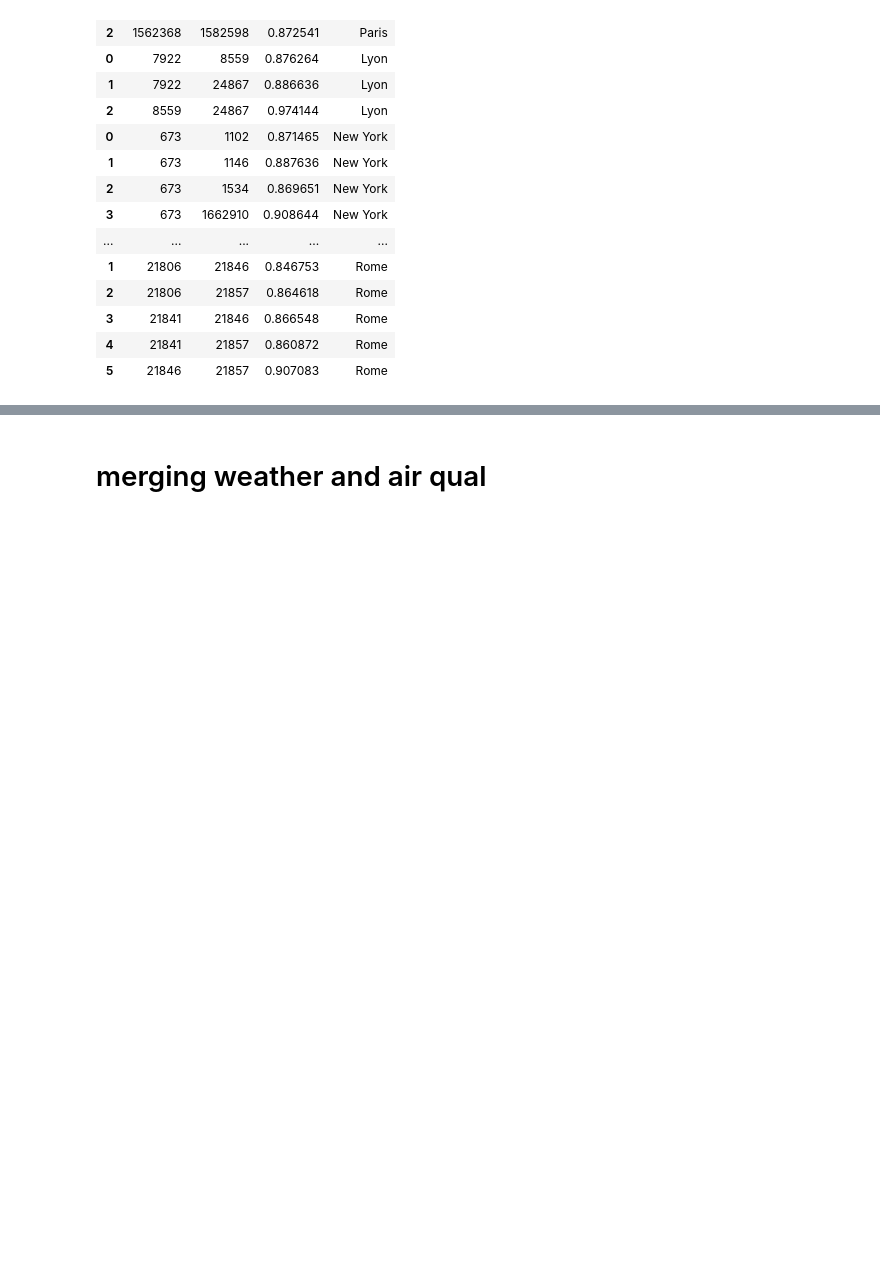
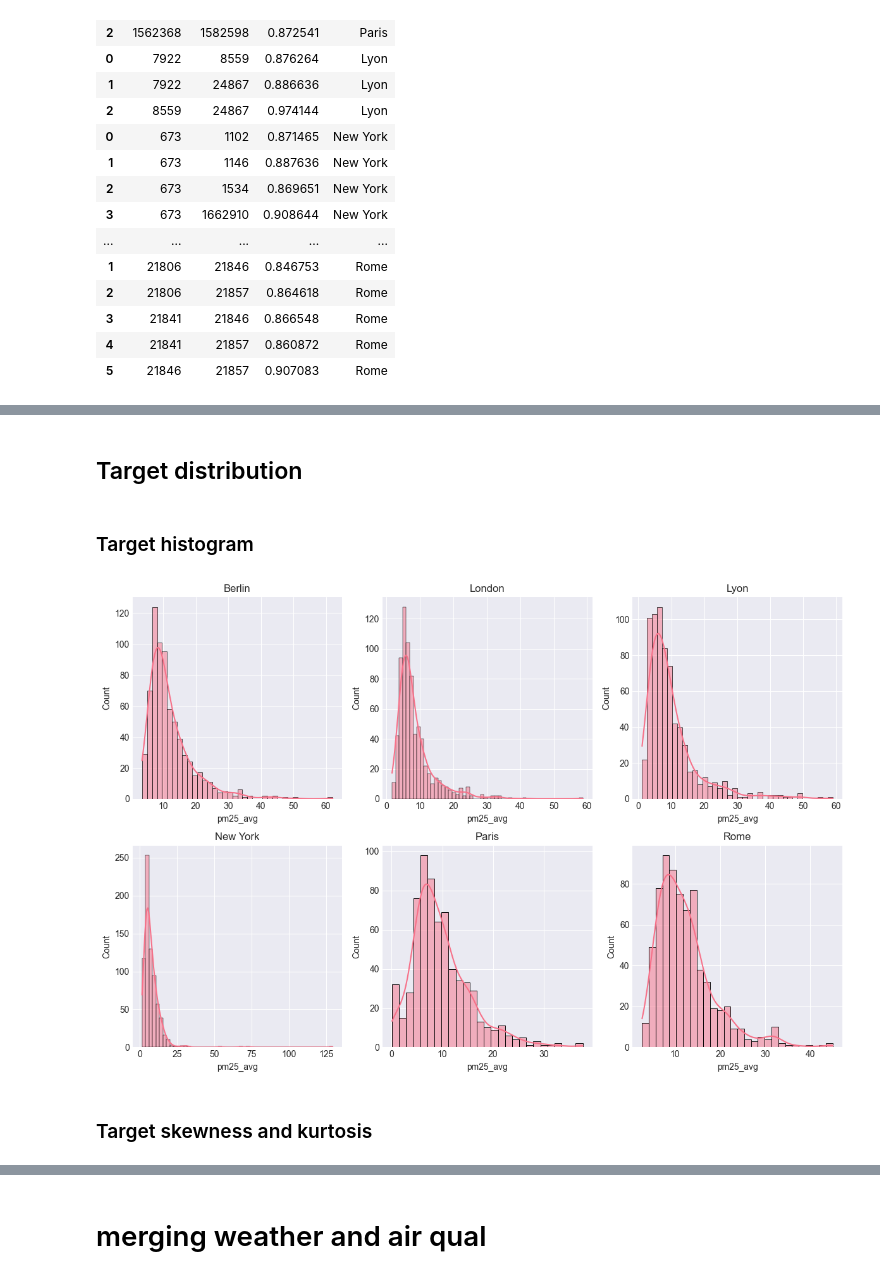
Before and after one commit to PabloRougerie/breathe_project, a Jupyter notebook: notebooks/eda.ipynb, the cells around one changed output, grey strips where cells are left out. Cells and saved outputs as stored; diff of their text form; code cells hidden in the pictures; blank space fills up the shorter version.

Commit message:
chore(eda): Phase III–V — target dist & log transform, outliers, seasonality, autocorrelation, coverage and avg sensors

```diff
--- a/notebooks/eda.ipynb
+++ b/notebooks/eda.ipynb
@@ -457,0 +464,3 @@ correlations of Rome sensors...
+# %%
+df_airqual_ready = df_filtered.groupby(["city", "date"])[["pm25_avg", "pm25_min", "pm25_q25", "pm25_median", "pm25_q75", "pm25_max"]].mean().reset_index()
+df_airqual_ready
@@ -457,0 +492,18 @@ correlations of Rome sensors...
+# %% [markdown]
+## Target distribution
+# %% [markdown]
+### Target histogram
+# %%
+fig, axes = plt.subplots(nrows= 2, ncols= 3, figsize=(12,8))
+axes = axes.flatten()
+for idx, city in enumerate(df_airqual_ready["city"].unique()):
+    ax = axes[idx]
+    data = df_airqual_ready[df_airqual_ready["city"] == city]["pm25_avg"]
+    sns.histplot(data, kde= True, ax= ax)
+    ax.set_title(city)
+
+plt.tight_layout()
+# %% [output]
+[figure, added]
+# %% [markdown]
+### Target skewness and kurtosis
```
Also changed, not shown: parts of 29 cells of this notebook.
